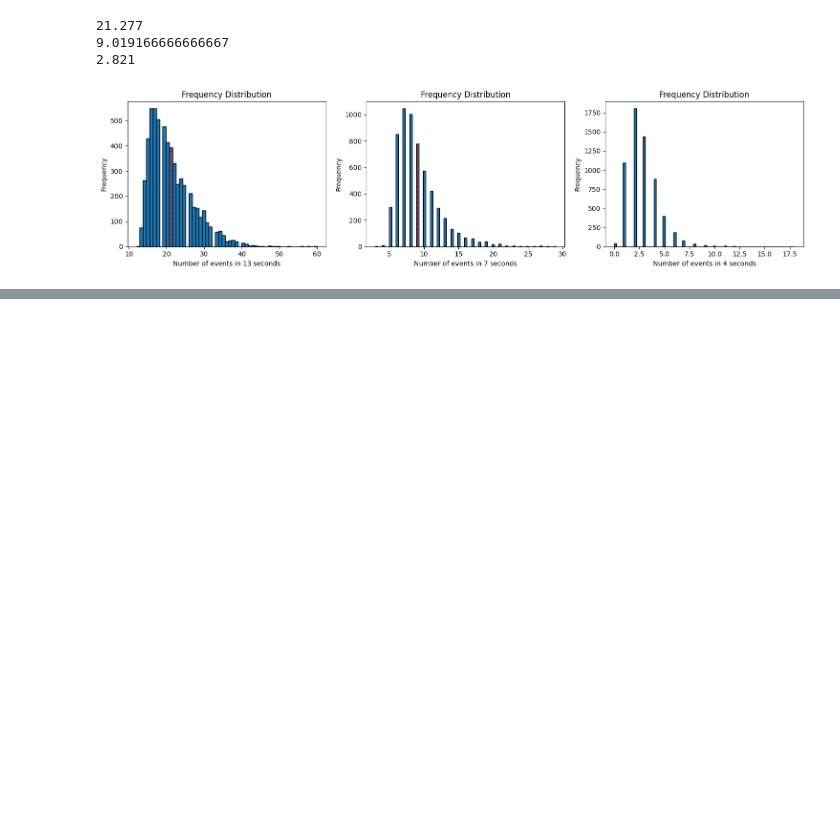
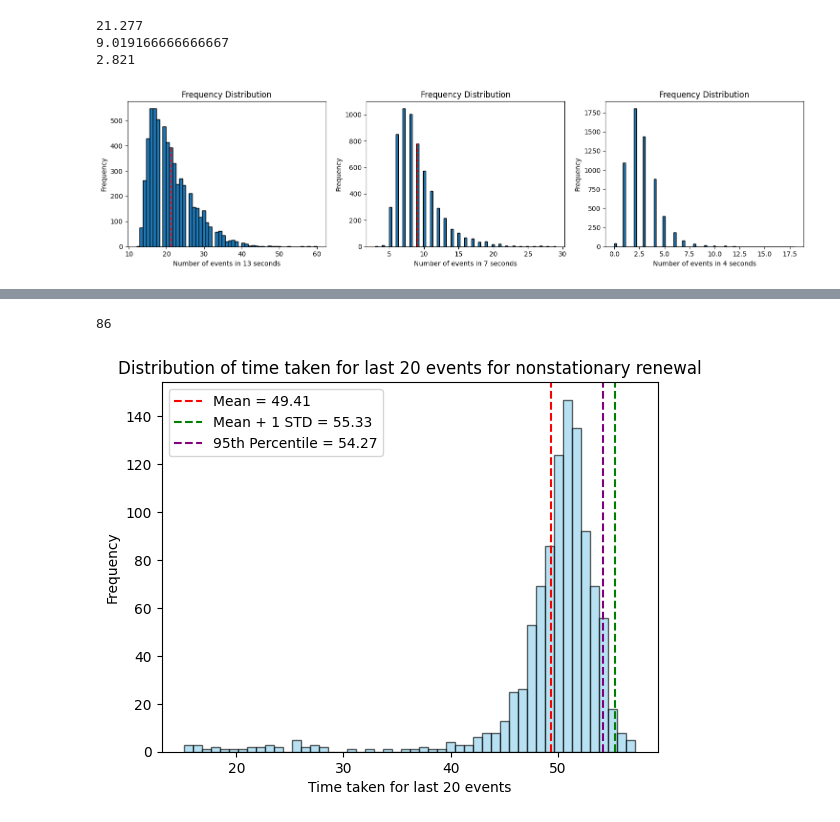
Before and after one commit to Nanashi-bot/cdiff_changed, a Jupyter notebook: amazon_convert_and_eda.ipynb, the cells around one changed output, grey strips where cells are left out. Drawn from its saved outputs; the diff is of its cells as text; code cells hidden in the pictures; blank space fills up the shorter version.

```diff
--- a/amazon_convert_and_eda.ipynb
+++ b/amazon_convert_and_eda.ipynb
@@ -300,0 +302,36 @@ ModuleNotFoundError: No module named 'tick'
+# %%
+# for i in range(1000):
+#     print(len(synth['sequences'][i]['arrival_times']))
+
+print(min([len(i['arrival_times']) for i in synth['sequences']]))
+# %% [output]
+86
+# %%
+a = 0
+l = []
+t = 20
+skip = 0
+
+
+for i in range(1000):
+  l.append(synth['sequences'][i]['arrival_times'][-1] - synth['sequences'][i]['arrival_times'][-21])
+# %%
+import numpy as np
+
+plt.hist(l, bins=50, alpha=0.6, color='skyblue', edgecolor='black')
+
+mean = np.mean(l)
+std = np.std(l)
+p95 = np.percentile(l, 95)
+
+plt.axvline(mean, color='red', linestyle='--', label=f'Mean = {mean:.2f}')
+plt.axvline(mean + std, color='green', linestyle='--', label=f'Mean + 1 STD = {mean + std:.2f}')
+plt.axvline(p95, color='purple', linestyle='--', label=f'95th Percentile = {p95:.2f}')
+
+plt.xlabel("Time taken for last 20 events")
+plt.ylabel("Frequency")
+plt.title(f"Distribution of time taken for last {t} events for nonstationary renewal")
+plt.legend()
+plt.show()
+# %% [output]
+[figure, added]
```
Also changed, not shown: parts of 3 cells of this notebook, 37 other files.
